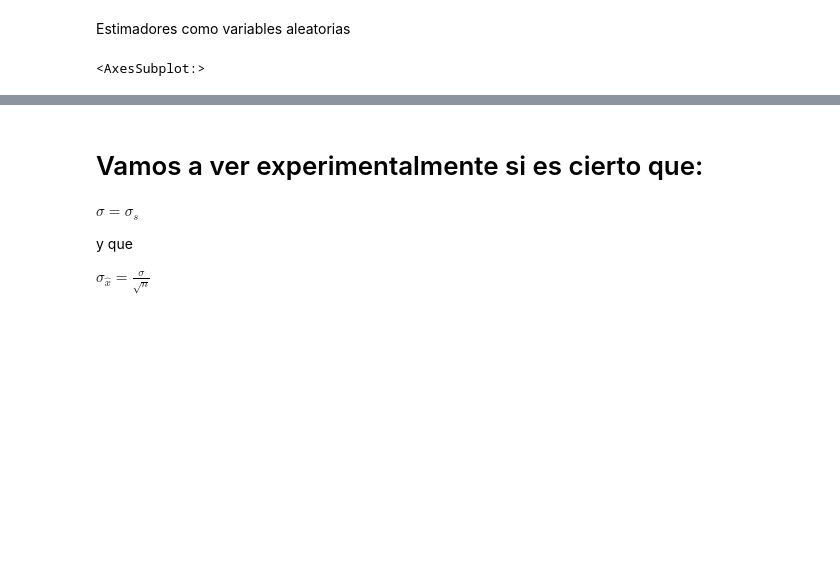
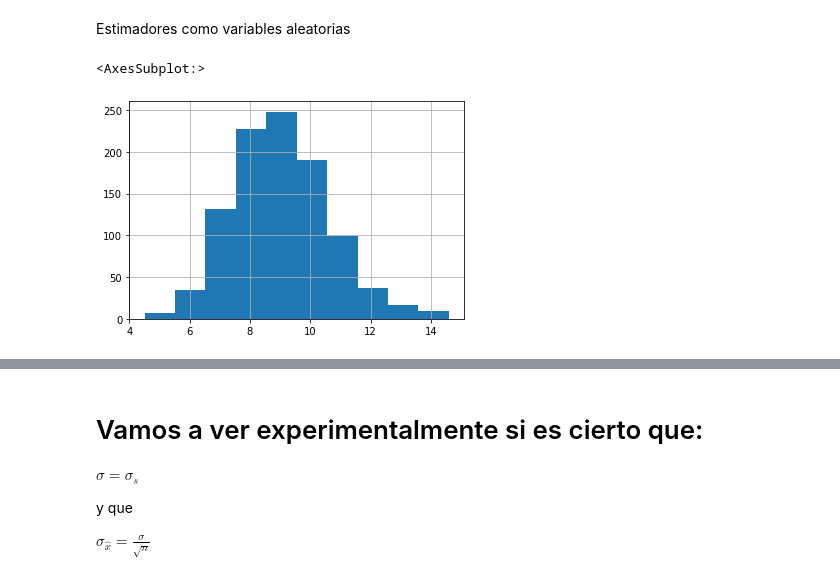
Before and after one commit to IonatanPerez/Cursos_DHDS_CN13, a Jupyter notebook: Clases/C15/Modelo.ipynb, the cells around one changed output, grey strips where cells are left out. Drawn from its saved outputs; the diff is of its cells as text; code cells hidden in the pictures; blank space fills up the shorter version.

```diff
--- a/Clases/C15/Modelo.ipynb
+++ b/Clases/C15/Modelo.ipynb
@@ -141,17 +143,18 @@ seleccion["altura_arbol"].mean()
 Estimadores como variables aleatorias
 # %%
 import tqdm
-n = 1000
-n_sampleos = 10000 # Ir variando este n
+n = 10
+n_sampleos = 1000 # Ir variando este n
 valores_estimador_mean = []
 
 for i in tqdm.tqdm(range(n_sampleos)):
     valores_estimador_mean += [arbolado.sample(n)["altura_arbol"].mean()]
 
 means = pd.Series({"Mean_alturas":valores_estimador_mean})
 means.hist()
 # %% [output]
 <AxesSubplot:>
+[figure, added]
 # %%
 means.hist()
 # %% [output]
```
Also changed, not shown: parts of 10 cells of this notebook, 22 other files.
